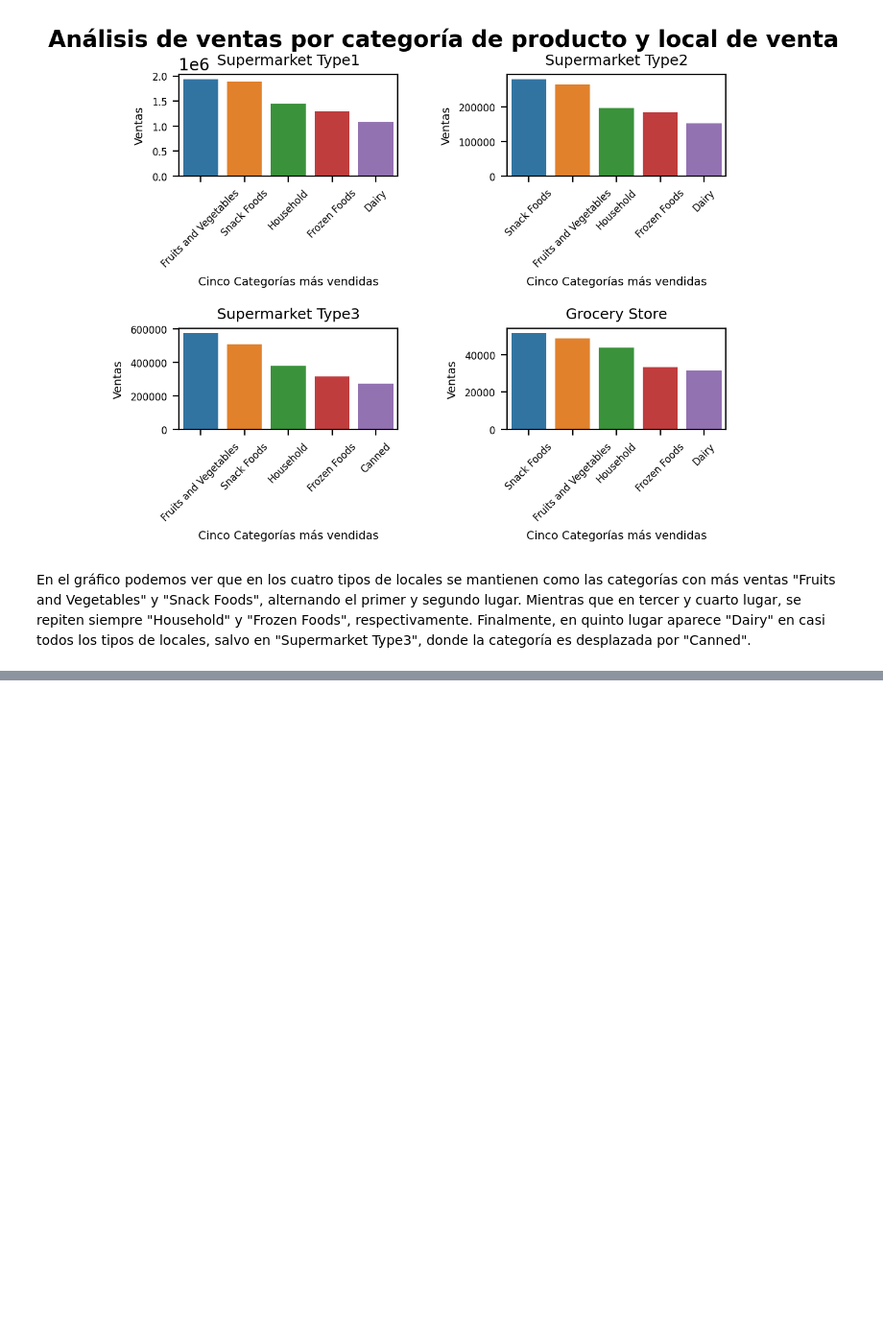
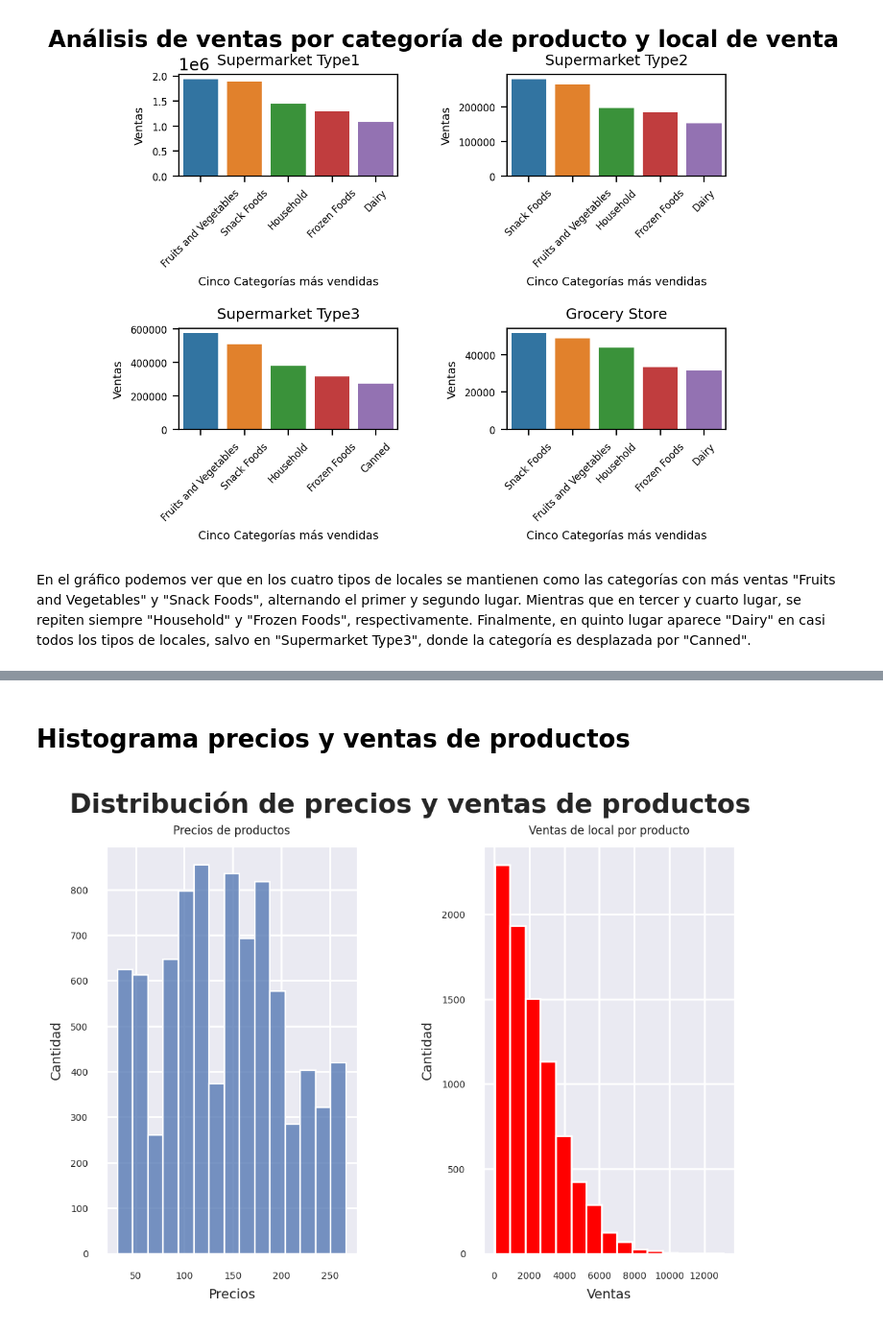
Before and after one commit to DanielRios1/predicciones-ventas, a Jupyter notebook: data_cleaning.ipynb, the cells around one changed output, grey strips where cells are left out. Shown: that part at 96% size. Saved outputs shown, nothing was run; the diff lists cells and outputs as text; code cells hidden in the pictures; blank space fills up the shorter version.

```diff
--- a/data_cleaning.ipynb
+++ b/data_cleaning.ipynb
@@ -595,0 +633,28 @@ En el gráfico podemos ver que en los cuatro tipos de locales se mantienen como
+# %% [markdown]
+# Histograma precios y ventas de productos
+# %%
+fig = plt.figure(dpi=200)
+fig.suptitle("Distribución de precios y ventas de productos", fontsize=14, fontweight="bold")
+fig.subplots_adjust(hspace=0.5, wspace=0.5)
+
+ax = fig.add_subplot(1,2,1)
+ax.set_title("Precios de productos", fontsize=6)
+sns.set(style="darkgrid")
+sns.histplot(df["item_mrp"], bins=15)
+ax.set_xlabel("Precios", fontsize=7)
+ax.set_ylabel("Cantidad", fontsize=7)
+ax.tick_params(axis="x", labelsize=5)
+ax.tick_params(axis="y", labelsize=5)
+
+ax2 = fig.add_subplot(1,2,2)
+ax2.set_title("Ventas de local por producto", fontsize=6)
+sns.set(style="darkgrid")
+ax2.hist(df["item_outlet_sales"], color="red", bins=15)
+ax2.set_xlabel("Ventas", fontsize=7)
+ax2.set_ylabel("Cantidad", fontsize=7)
+ax2.tick_params(axis="x", labelsize=5)
+ax2.tick_params(axis="y", labelsize=5)
+
+plt.show()
+# %% [output]
+[figure, added]
```
Also changed, not shown: parts of 9 cells of this notebook.
